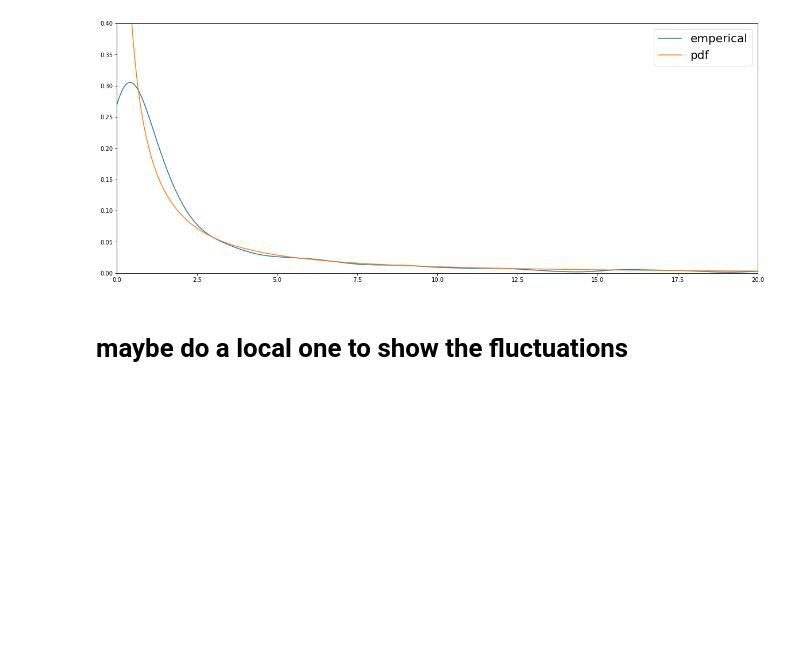
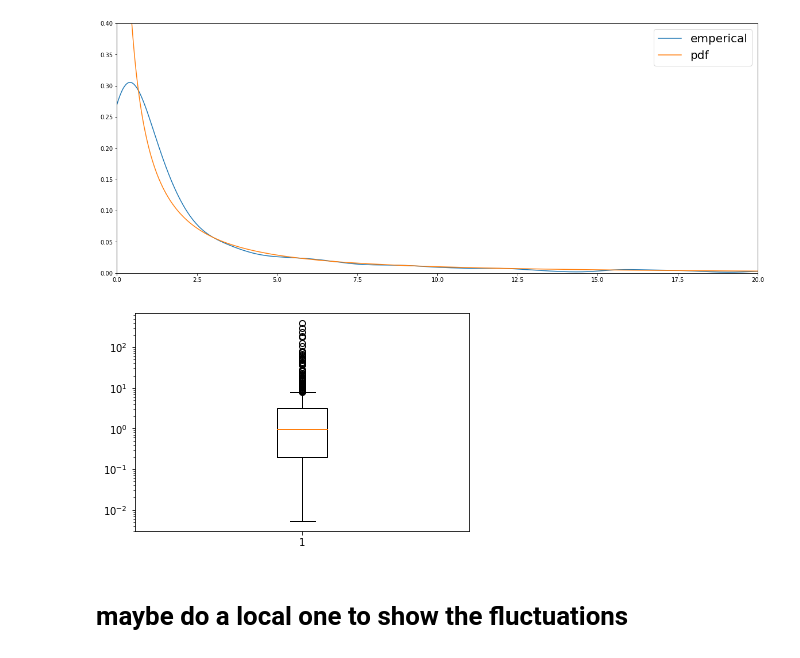
Before and after one commit to yziw/MA933, a Jupyter notebook: 1/Part 2.ipynb, the cells around one changed output. Saved outputs shown, nothing was run; the diff lists cells and outputs as text; code cells hidden in the pictures; blank space fills up the shorter version.

```diff
--- a/1/Part 2.ipynb
+++ b/1/Part 2.ipynb
@@ -104,6 +116,11 @@ plt.legend(fontsize = 20)
 # %% [output]
 <matplotlib.legend.Legend at 0x...>
 [figure]
+# %%
+plt.boxplot(data_100)
+plt.yscale("log")
+# %% [output]
+[figure, added]
 # %% [markdown]
 # maybe do a local one to show the fluctuations
 # %% [markdown]
```
Also changed, not shown: parts of 1 cell of this notebook.
